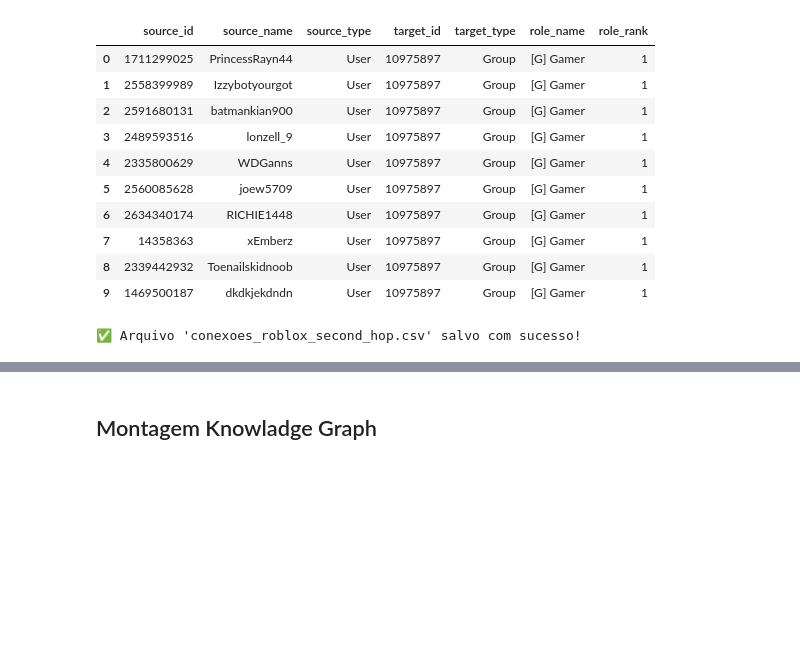
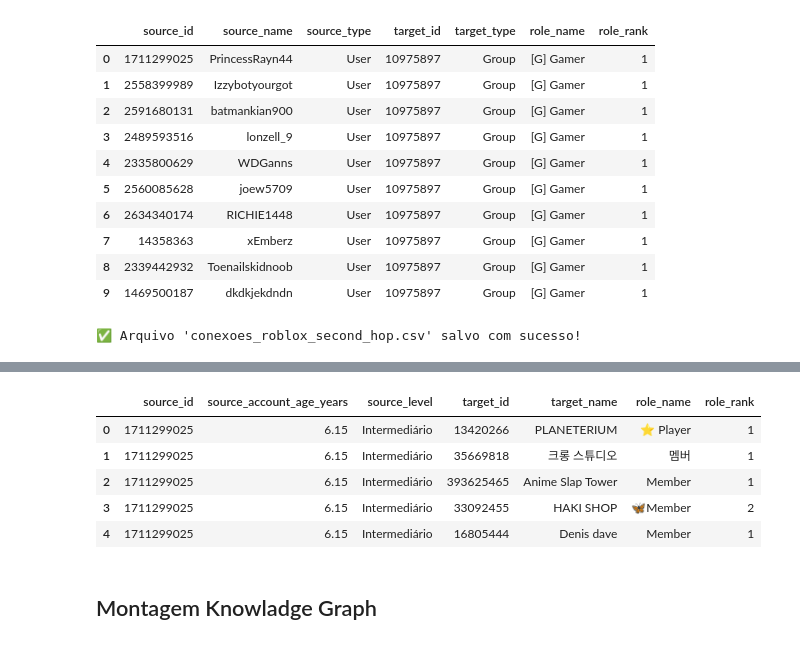
Before and after one commit to Joaoplims/sna_roblox_kg, a Jupyter notebook: Roblox_KG.ipynb, the cells around one changed output, grey strips where cells are left out. Cells and saved outputs as stored; diff of their text form; code cells hidden in the pictures; blank space fills up the shorter version.

```diff
--- a/Roblox_KG.ipynb
+++ b/Roblox_KG.ipynb
@@ -583,0 +515,79 @@ A saída de streaming foi truncada nas últimas 5000 linhas.
+# %%
+from google.colab import drive
+import os
+import time
+from datetime import datetime, timezone
+import pandas as pd
+
+# Função auxiliar para salvar com segurança contra erros de I/O do Drive
+def safe_save_csv(df, path):
+    try:
+        df.to_csv(path, index=False)
+        print(f"💾 Arquivo salvo com sucesso: {path}")
+    except OSError as e:
+        if e.errno == 5: # Input/output error
+            print("⚠️ Erro de I/O detectado. Tentando remontar o Google Drive...")
+            drive.mount('/content/drive', force_remount=True)
+            df.to_csv(path, index=False)
+            print("✅ Salvo após remontar o drive.")
+        else:
+            print(f"❌ Erro ao salvar: {e}")
+
+# 1. Montar o Drive
+drive.mount('/content/drive')
+save_path = '/content/drive/My Drive/roblox_graph_data/'
+os.makedirs(save_path, exist_ok=True)
+
+# 2. Remover duplicatas
+df_second_hop = df_second_hop.drop_duplicates(subset=['source_id', 'target_id'])
+print(f"✅ Duplicatas removidas. Total: {len(df_second_hop)}")
+
+# 3. Mapeamento
+new_user_ids = df_second_hop['source_id'].unique().tolist()
+second_hop_affiliations = []
+now = datetime.now(timezone.utc)
+
+print(f"🕸️ Mapeando {len(new_user_ids)} usuários...")
+
+for i, uid in enumerate(new_user_ids):
+    user_api_url = f"https://apis.roblox.com/cloud/v2/users/{uid}"
+    user_data = make_roblox_request(user_api_url, auto_paginate=False)
+
+    user_age = None
+    user_level = "Desconhecido"
+
+    if user_data and user_data.get('createTime'):
+        create_time_str = user_data['createTime']
+        create_time_dt = datetime.fromisoformat(create_time_str.replace('Z', '+00:00'))
+        delta = now - create_time_dt
+        user_age = round(delta.days / 365.25, 2)
+        user_level = "Veterano" if user_age >= 7 else "Intermediário" if user_age >= 2 else "Iniciante"
+
+    affiliations_url = f"https://groups.roblox.com/v1/users/{uid}/groups/roles"
+    response = make_roblox_request(affiliations_url, auto_paginate=False)
+
+    if response and 'data' in response:
+        for item in response['data']:
+            group_info = item.get('group', {})
+            role_info = item.get('role', {})
+            second_hop_affiliations.append({
+                "source_id": uid,
+                "source_account_age_years": user_age,
+                "source_level": user_level,
+                "target_id": group_info.get('id'),
+                "target_name": group_info.get('name'),
+                "role_name": role_info.get('name'),
+                "role_rank": role_info.get('rank')
+            })
+
+    # Checkpoint seguro
+    if (i + 1) % 200 == 0:
+        temp_df = pd.DataFrame(second_hop_affiliations)
+        safe_save_csv(temp_df, f"{save_path}checkpoint_batch_{i+1}.csv")
+
+    time.sleep(0.3)
+
+df_expanded_graph = pd.DataFrame(second_hop_affiliations)
+safe_save_csv(df_expanded_graph, f"{save_path}full_second_hop_affiliations_enriched.csv")
+display(df_expanded_graph.head())
+# %% [output]
@@ -584,2 +611,8 @@ A saída de streaming foi truncada nas últimas 5000 linhas.
+|  | source_id | source_account_age_years | source_level | target_id | target_name | role_name | role_rank |
+| 0 | 1711299025 | 6.15 | Intermediário | 13420266 | PLANETERIUM | ⭐ Player | 1 |
+| 1 | 1711299025 | 6.15 | Intermediário | 35669818 | 크롱 스튜디오 | 멤버 | 1 |
+| 2 | 1711299025 | 6.15 | Intermediário | 393625465 | Anime Slap Tower | Member | 1 |
+| 3 | 1711299025 | 6.15 | Intermediário | 33092455 | HAKI SHOP | 🦋Member | 2 |
+| 4 | 1711299025 | 6.15 | Intermediário | 16805444 | Denis dave | Member | 1 |
 # %% [markdown]
 ## Montagem Knowladge Graph
```
Also changed, not shown: parts of 10 cells of this notebook.
